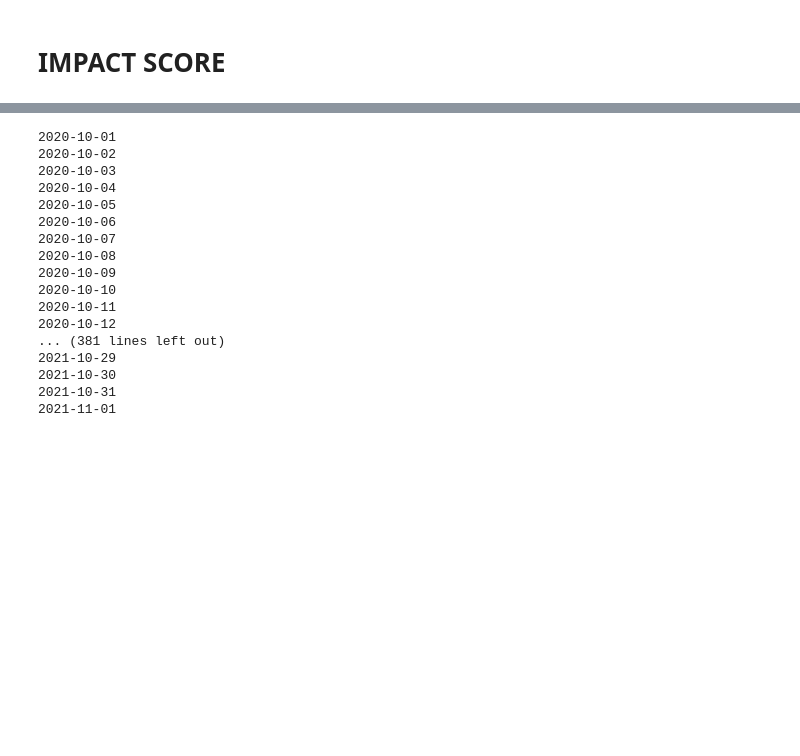
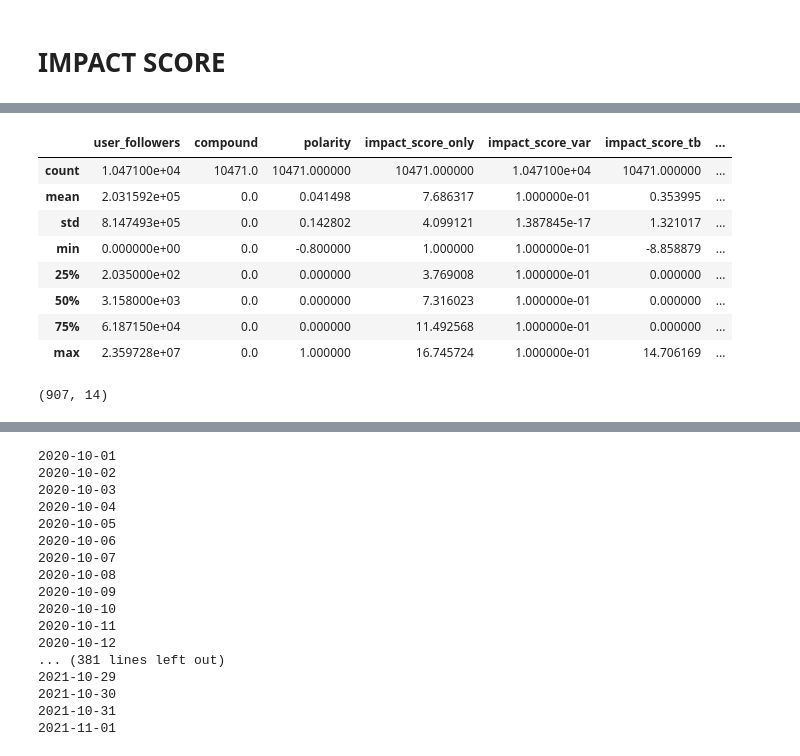
Before and after one commit to krisbianprabowo/bitcoin_price_prediction, a Jupyter notebook: sampling_twitter.ipynb, the cells around one changed output, grey strips where cells are left out. Drawn from its saved outputs; the diff is of its cells as text; code cells hidden in the pictures; blank space fills up the shorter version.

```diff
--- a/sampling_twitter.ipynb
+++ b/sampling_twitter.ipynb
@@ -559,0 +563,12 @@ data.groupby(data['date'].dt.date)[['cleaned_text']].count()
+# %%
+data.describe()
+# %% [output]
+|  | user_followers | compound | polarity | impact_score_only | impact_score_var | impact_score_tb | ... |
+| count | 1.047100e+04 | 10471.0 | 10471.000000 | 10471.000000 | 1.047100e+04 | 10471.000000 | ... |
+| mean | 2.031592e+05 | 0.0 | 0.041498 | 7.686317 | 1.000000e-01 | 0.353995 | ... |
+| std | 8.147493e+05 | 0.0 | 0.142802 | 4.099121 | 1.387845e-17 | 1.321017 | ... |
+| min | 0.000000e+00 | 0.0 | -0.800000 | 1.000000 | 1.000000e-01 | -8.858879 | ... |
+| 25% | 2.035000e+02 | 0.0 | 0.000000 | 3.769008 | 1.000000e-01 | 0.000000 | ... |
+| 50% | 3.158000e+03 | 0.0 | 0.000000 | 7.316023 | 1.000000e-01 | 0.000000 | ... |
+| 75% | 6.187150e+04 | 0.0 | 0.000000 | 11.492568 | 1.000000e-01 | 0.000000 | ... |
+| max | 2.359728e+07 | 0.0 | 1.000000 | 16.745724 | 1.000000e-01 | 14.706169 | ... |
@@ -559,0 +577,4 @@ data.groupby(data['date'].dt.date)[['cleaned_text']].count()
+# %%
+df_test.query('compound>0').shape
+# %% [output]
+(907, 14)
```
Also changed, not shown: parts of 17 cells of this notebook, 2 other files.
